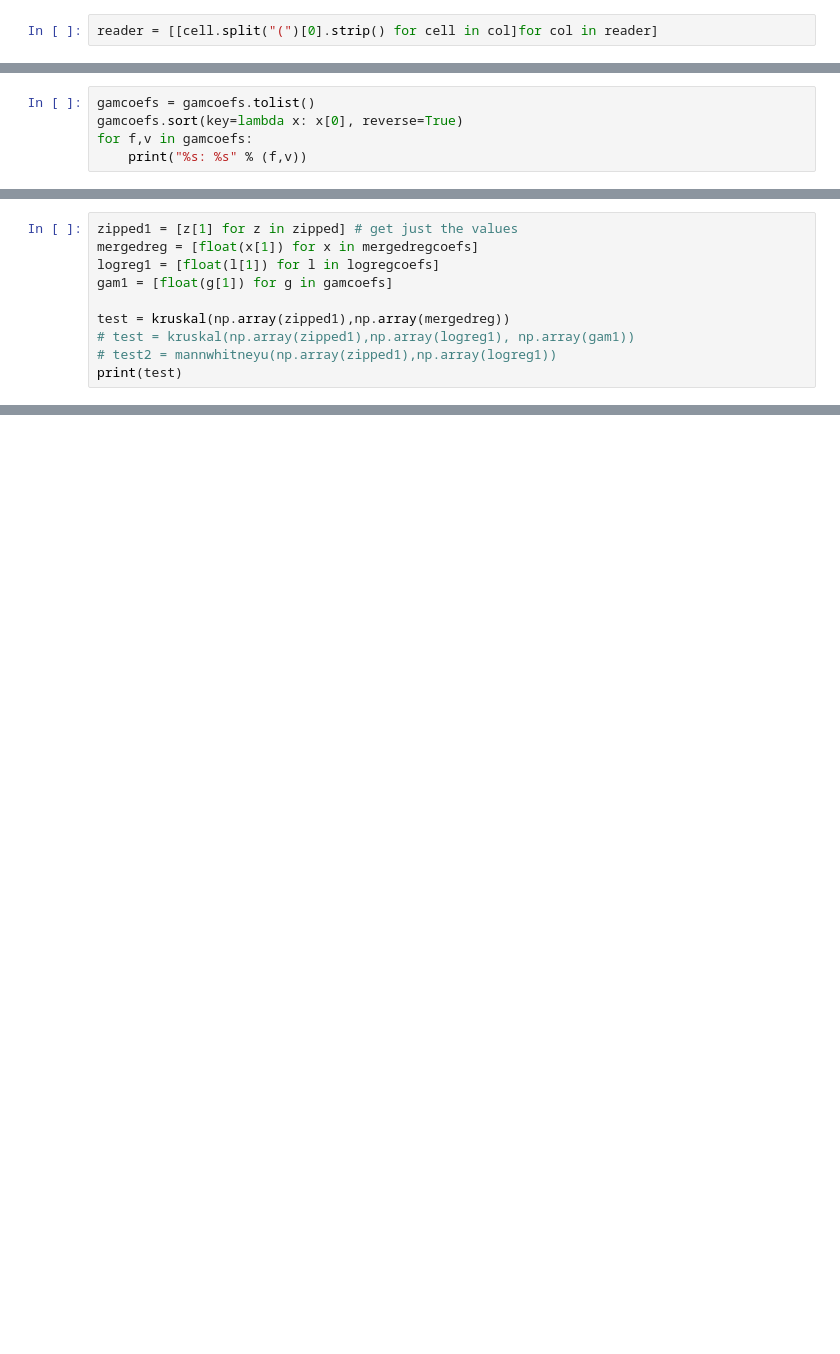
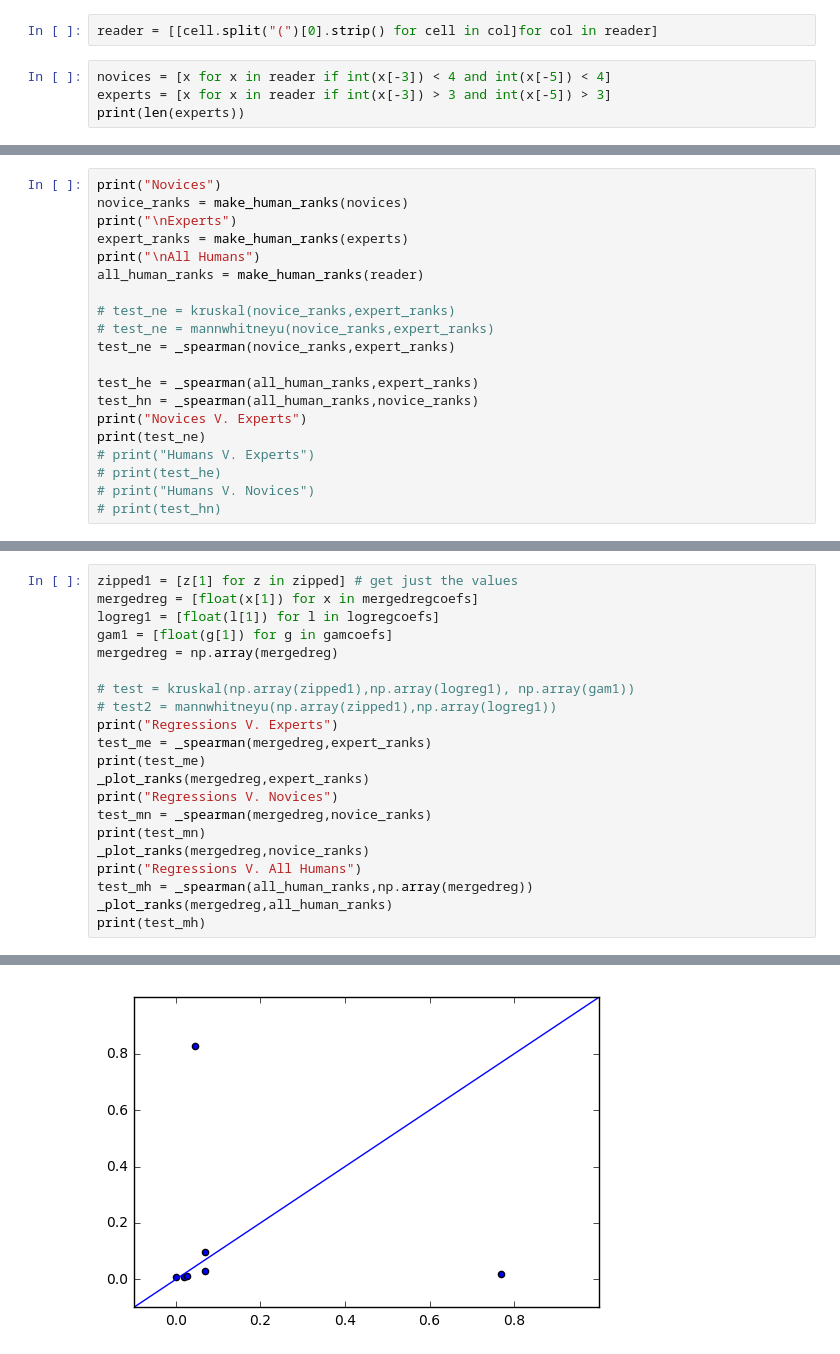
Before and after one commit to wtmenten/oscars, a Jupyter notebook: analysis/Analysis.ipynb, the cells around one changed output, grey strips where cells are left out. Saved outputs shown, nothing was run; the diff lists cells and outputs as text; blank space fills up the shorter version.

Commit message:
added analysis tests

```diff
--- a/analysis/Analysis.ipynb
+++ b/analysis/Analysis.ipynb
@@ -16,2 +18,6 @@ print(fields)
 # %%
 reader = [[cell.split("(")[0].strip() for cell in col]for col in reader]
+# %%
+novices = [x for x in reader if int(x[-3]) < 4 and int(x[-5]) < 4]
+experts = [x for x in reader if int(x[-3]) > 3 and int(x[-5]) > 3]
+print(len(experts))
@@ -43,0 +60,20 @@ Average Audience Score : 0.0584128131355
+# %%
+print("Novices")
+novice_ranks = make_human_ranks(novices)
+print("\nExperts")
+expert_ranks = make_human_ranks(experts)
+print("\nAll Humans")
+all_human_ranks = make_human_ranks(reader)
+
+# test_ne = kruskal(novice_ranks,expert_ranks)
+# test_ne = mannwhitneyu(novice_ranks,expert_ranks)
+test_ne = _spearman(novice_ranks,expert_ranks)
+
+test_he = _spearman(all_human_ranks,expert_ranks)
+test_hn = _spearman(all_human_ranks,novice_ranks)
+print("Novices V. Experts")
+print(test_ne)
+# print("Humans V. Experts")
+# print(test_he)
+# print("Humans V. Novices")
+# print(test_hn)
@@ -71,8 +136,3 @@ IMDB Votes: 0.019102325968666383
 IMDB Rating: 0.0698664357636996
 Average Critic Score: 0.04596617101656862
 Average Audience Score: 0.026664482645627638
-# %%
-gamcoefs = gamcoefs.tolist()
-gamcoefs.sort(key=lambda x: x[0], reverse=True)
-for f,v in gamcoefs:
-    print("%s: %s" % (f,v))
@@ -89,9 +141,20 @@ zipped1 = [z[1] for z in zipped] # get just the values
 mergedreg = [float(x[1]) for x in mergedregcoefs]
 logreg1 = [float(l[1]) for l in logregcoefs]
 gam1 = [float(g[1]) for g in gamcoefs]
+mergedreg = np.array(mergedreg)
 
-test = kruskal(np.array(zipped1),np.array(mergedreg))
 # test = kruskal(np.array(zipped1),np.array(logreg1), np.array(gam1))
 # test2 = mannwhitneyu(np.array(zipped1),np.array(logreg1))
-print(test)
+print("Regressions V. Experts")
+test_me = _spearman(mergedreg,expert_ranks)
+print(test_me)
+_plot_ranks(mergedreg,expert_ranks)
+print("Regressions V. Novices")
+test_mn = _spearman(mergedreg,novice_ranks)
+print(test_mn)
+_plot_ranks(mergedreg,novice_ranks)
+print("Regressions V. All Humans")
+test_mh = _spearman(all_human_ranks,np.array(mergedreg))
+_plot_ranks(mergedreg,all_human_ranks)
+print(test_mh)
 # %% [output]
@@ -98,0 +167 @@ KruskalResult(statistic=0.689795918367345, pvalue=0.40623380511079543)
+[figure, added]
```
Also changed, not shown: parts of 8 cells of this notebook, 3 other files.
